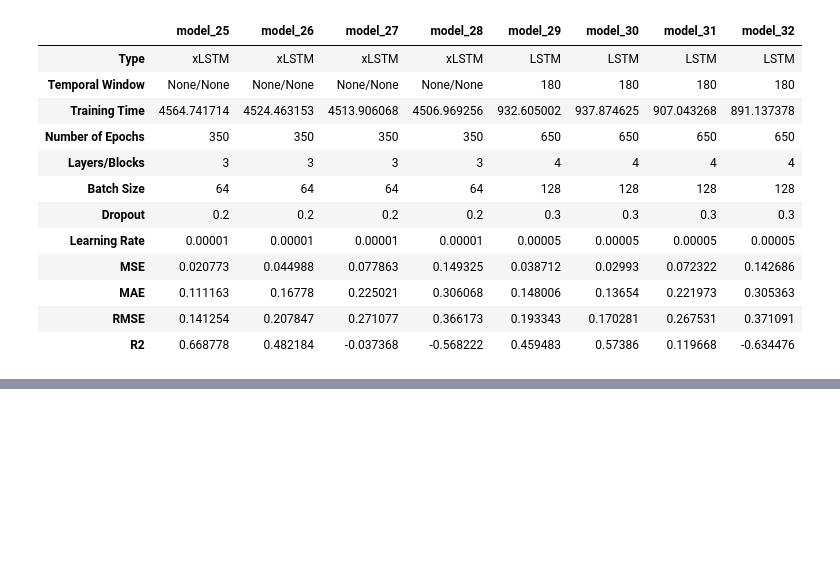
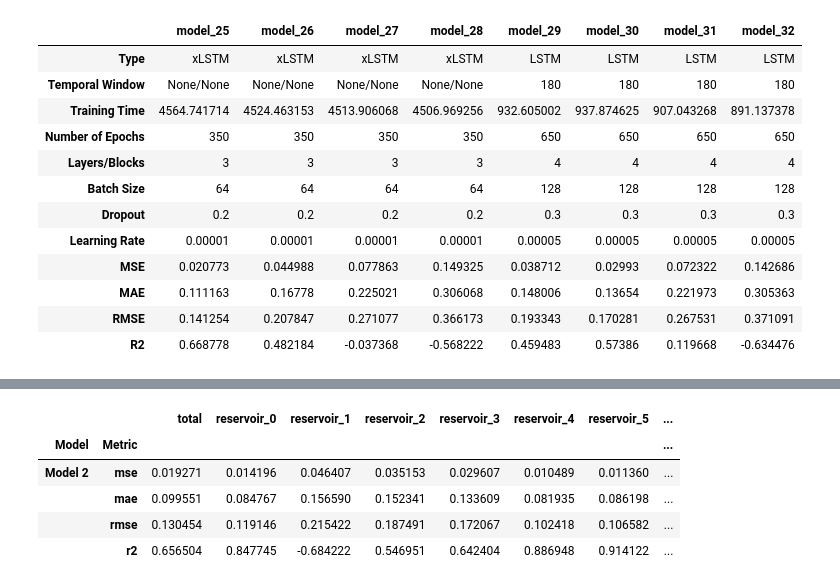
Before and after one commit to arnausanz/arnausanz.github.io, a Jupyter notebook: Results Analysis.ipynb, the cells around one changed output, grey strips where cells are left out. Drawn from its saved outputs; the diff is of its cells as text; code cells hidden in the pictures; blank space fills up the shorter version.

```diff
--- a/Results Analysis.ipynb
+++ b/Results Analysis.ipynb
@@ -179,0 +182,9 @@ plot_same_sfw_predictions(7, model_results, [sfw_180[1], sfw_180[-1]], days_forc
+# %%
+errors_m2
+# %% [output]
+|  |  | total | reservoir_0 | reservoir_1 | reservoir_2 | reservoir_3 | reservoir_4 | reservoir_5 | ... |
+| Model | Metric |  |  |  |  |  |  |  | ... |
+| Model 2 | mse | 0.019271 | 0.014196 | 0.046407 | 0.035153 | 0.029607 | 0.010489 | 0.011360 | ... |
+|  | mae | 0.099551 | 0.084767 | 0.156590 | 0.152341 | 0.133609 | 0.081935 | 0.086198 | ... |
+|  | rmse | 0.130454 | 0.119146 | 0.215422 | 0.187491 | 0.172067 | 0.102418 | 0.106582 | ... |
+|  | r2 | 0.656504 | 0.847745 | -0.684222 | 0.546951 | 0.642404 | 0.886948 | 0.914122 | ... |
```
Also changed, not shown: parts of 11 cells of this notebook.
